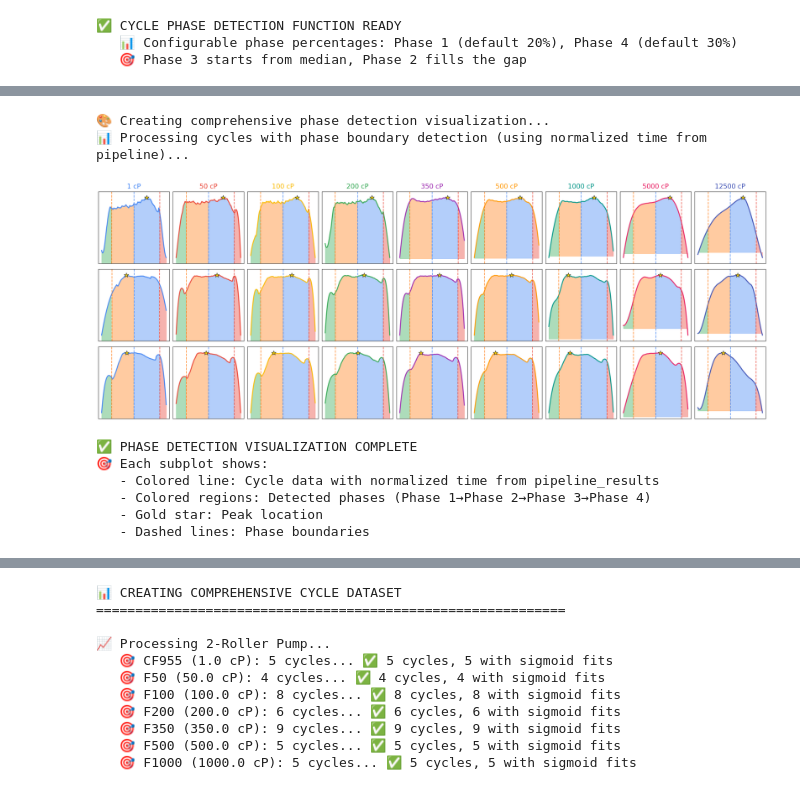
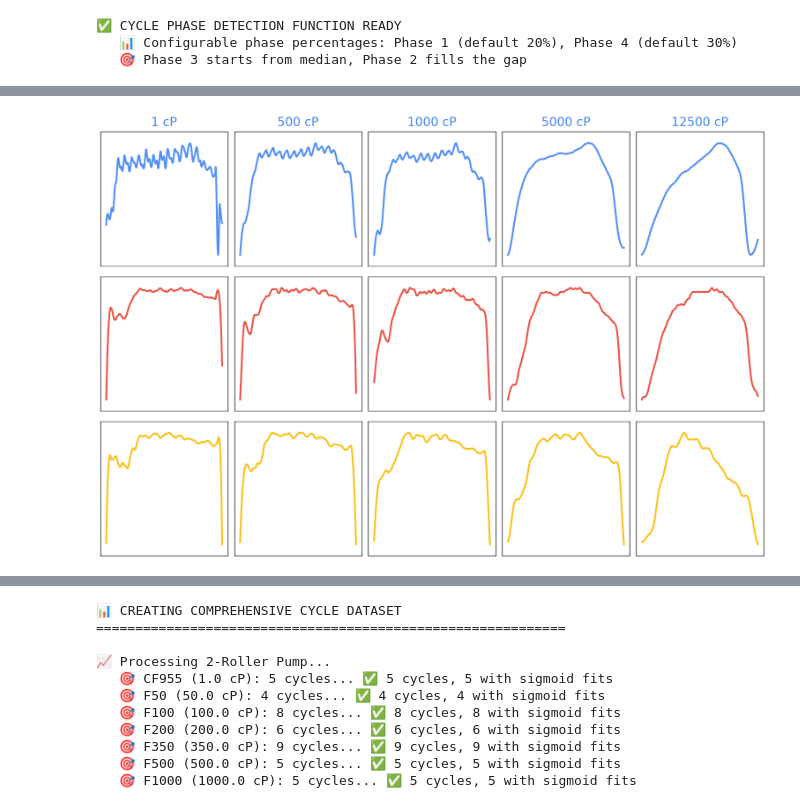
Before and after one commit to mahdi-rstgr/Micro_Liquid_Handling, a Jupyter notebook: Applications/Viscosity_estimation/apply_model_over_large_dataset.ipynb, the cells around one changed output, grey strips where cells are left out. Saved outputs shown, nothing was run; the diff lists cells and outputs as text; code cells hidden in the pictures.

```diff
--- a/Applications/Viscosity_estimation/apply_model_over_large_dataset.ipynb
+++ b/Applications/Viscosity_estimation/apply_model_over_large_dataset.ipynb
@@ -429,7 +429,7 @@ print(f"   🎯 Phase 3 starts from median, Phase 2 fills the gap")
 # SAVITZKY-GOLAY SMOOTHING FUNCTION
 # ===================================================================
 
-def Savitzky_Golay_filter(pipeline_results, window_length=51, polyorder=3):
+def Savitzky_Golay_filter(pipeline_results, window_length=11, polyorder=3):
     """
     Apply Savitzky-Golay filter to smooth the flow data in all detected cycles
 
@@ -960,14 +1067,14 @@ plt.show()
 # ===================================================================
 
 def create_phase_detection_grid(results, datasets_dict):
-    """Create 3x9 grid showing cycles with detected phases for each pump-sample combination"""
+    """Create 3x4 grid showing cycles with detected phases for selected viscosity combinations"""
 
     # Google color palette for samples
     google_colors = {
-        'blue': '#4285F4',
-        'red': '#EA4335',
-        'yellow': '#FBBC04',
-        'green': '#34A853',
+        'blue': '#FBBC04',
+        'red': '#34A853',
+        'yellow': '#4285F4',
+        'green': '#EA4335',
         'purple': '#9C27B0',
         'orange': '#FF9800',
         'teal': '#009688',
@@ -984,11 +1091,14 @@ def create_phase_detection_grid(results, datasets_dict):
     }
 
     dataset_names = list(datasets_dict.keys())  # ['2-Roller Pump', '3-Roller Pump', '4-Roller Pump']
-    liquid_names = list(LIQUIDS_INFO.keys())[:MAX_LIQUIDS_TO_ANALYZE]
+
+    # Select only specific viscosities: 1, 500, 1000, 5000 cP
+    selected_liquids = ['CF955_flow_ml_min', 'F500_flow_ml_min', 'F1000_flow_ml_min', 'F5000_flow_ml_min', 'F12500_flow_ml_min']
+    liquid_names = [liquid for liquid in selected_liquids if liquid in LIQUIDS_INFO.keys()]
     color_list = list(google_colors.values())
 
-    # Create 3x9 subplot grid with increased height
-    fig, axes = plt.subplots(3, 9, figsize=(30, 12))
+    # Create 3x4 subplot grid (4 liquids instead of 9)
+    fig, axes = plt.subplots(3, 5, figsize=(16, 12))
 
     # Plot each combination
     for dataset_idx, dataset_name in enumerate(dataset_names):
@@ -999,8 +1109,8 @@ def create_phase_detection_grid(results, datasets_dict):
             liquid_name = liquid_col.replace('_flow_ml_min', '')
             liquid_info = LIQUIDS_INFO[liquid_col]
 
-            # Get color for this liquid
-            color = color_list[liquid_idx % len(color_list)]
+            # Get color for this pump type (row-based coloring)
+            color = color_list[dataset_idx % len(color_list)]
 
             # Clear the plot
             ax.clear()
@@ -1025,37 +1135,6 @@ def create_phase_detection_grid(results, datasets_dict):
                         # Plot cycle data as main line
                         ax.plot(normalized_time, cycle_flow, color=color, linewidth=3,
                                alpha=0.9, label='Cycle Data')
-
-                        # Plot phase boundaries and segments
-                        phase_names = ['Phase 1\n(Initial)', 'Phase 2\n(Rise)', 'Phase 3\n(Peak)', 'Phase 4\n(Descent)']
-                        phase_keys = ['phase1', 'phase2', 'phase3', 'phase4']
-
-                        for i, (phase_key, phase_name) in enumerate(zip(phase_keys, phase_names)):
-                            start_idx = phases[f'{phase_key}_start']
-                            end_idx = phases[f'{phase_key}_end']
-
-                            # Ensure valid indices
-                            if end_idx >= start_idx and start_idx < len(normalized_time):
-                                # Highlight phase segment
-                                phase_time = normalized_time[start_idx:end_idx+1]
-                                phase_flow = cycle_flow[start_idx:end_idx+1]
-
-                                ax.fill_between(phase_time, 0, phase_flow,
-                                              color=phase_colors[phase_key], alpha=0.4,
-                                              label=phase_name if dataset_idx == 0 and liquid_idx == 0 else "")
-
-                                # Add phase boundary lines
-                                if i > 0:  # Don't draw line at the very beginning
-                                    ax.axvline(normalized_time[start_idx], color=phase_colors[phase_key],
-                                             alpha=0.8, linestyle='--', linewidth=2)
-
-                        # Mark peak with special marker
-                        peak_idx = phases['peak_idx']
-                        if peak_idx < len(normalized_time):
-                            ax.plot(normalized_time[peak_idx], cycle_flow[peak_idx],
-                                   marker='*', color='gold', markersize=15,
-                                   markeredgecolor='black', markeredgewidth=1,
-                                   alpha=0.9, zorder=10, label='Peak' if dataset_idx == 0 and liquid_idx == 0 else "")
 
                         # Set individual axis ranges
                         time_margin = (max(normalized_time) - min(normalized_time)) * 0.05
@@ -1102,50 +1181,31 @@ def create_phase_detection_grid(results, datasets_dict):
                        bbox=dict(boxstyle='round,pad=0.4', facecolor='lightgray', alpha=0.8))
                 ax.set_xlim(0, 100)
                 ax.set_ylim(0, 1)
 
             # Formatting
             ax.grid(True, alpha=0.2, linestyle=':', linewidth=0.5)
             ax.tick_params(labelsize=10)
 
             # Set all borders (spines) to black
             for spine in ax.spines.values():
                 spine.set_color('black')
                 spine.set_linewidth(1)
 
             # Column headers (liquid names) - only on top row
             if dataset_idx == 0:
                 ax.set_title(f'{liquid_info["viscosity"]}',
                            fontsize=20, color=color, pad=10)
 
             # Remove all tick labels for cleaner look
             ax.set_xticks([])
             ax.set_yticks([])
 
     plt.tight_layout()
     plt.subplots_adjust(top=0.85, bottom=0.05, left=0.03, right=0.97, hspace=0.08, wspace=0.05)
 
     return fig
 
-# Create and display the phase detection visualization
-print("🎨 Creating comprehensive phase detection visualization...")
-print("📊 Processing cycles with phase boundary detection (using normalized time from pipeline)...")
-
 phase_detection_fig = create_phase_detection_grid(pipeline_results, datasets)
 plt.show()
-
-print("✅ PHASE DETECTION VISUALIZATION COMPLETE")
-print("🎯 Each subplot shows:")
-print("   - Colored line: Cycle data with normalized time from pipeline_results")
-print("   - Colored regions: Detected phases (Phase 1→Phase 2→Phase 3→Phase 4)")
-print("   - Gold star: Peak location")
-print("   - Dashed lines: Phase boundaries")
 # %% [output]
-🎨 Creating comprehensive phase detection visualization...
-📊 Processing cycles with phase boundary detection (using normalized time from pipeline)...
-[figure, old version]
+[figure, new version]
-✅ PHASE DETECTION VISUALIZATION COMPLETE
-🎯 Each subplot shows:
-   - Colored line: Cycle data with normalized time from pipeline_results
-   - Colored regions: Detected phases (Phase 1→Phase 2→Phase 3→Phase 4)
-   - Gold star: Peak location
-   - Dashed lines: Phase boundaries
```
Also changed, not shown: parts of 11 cells of this notebook.
